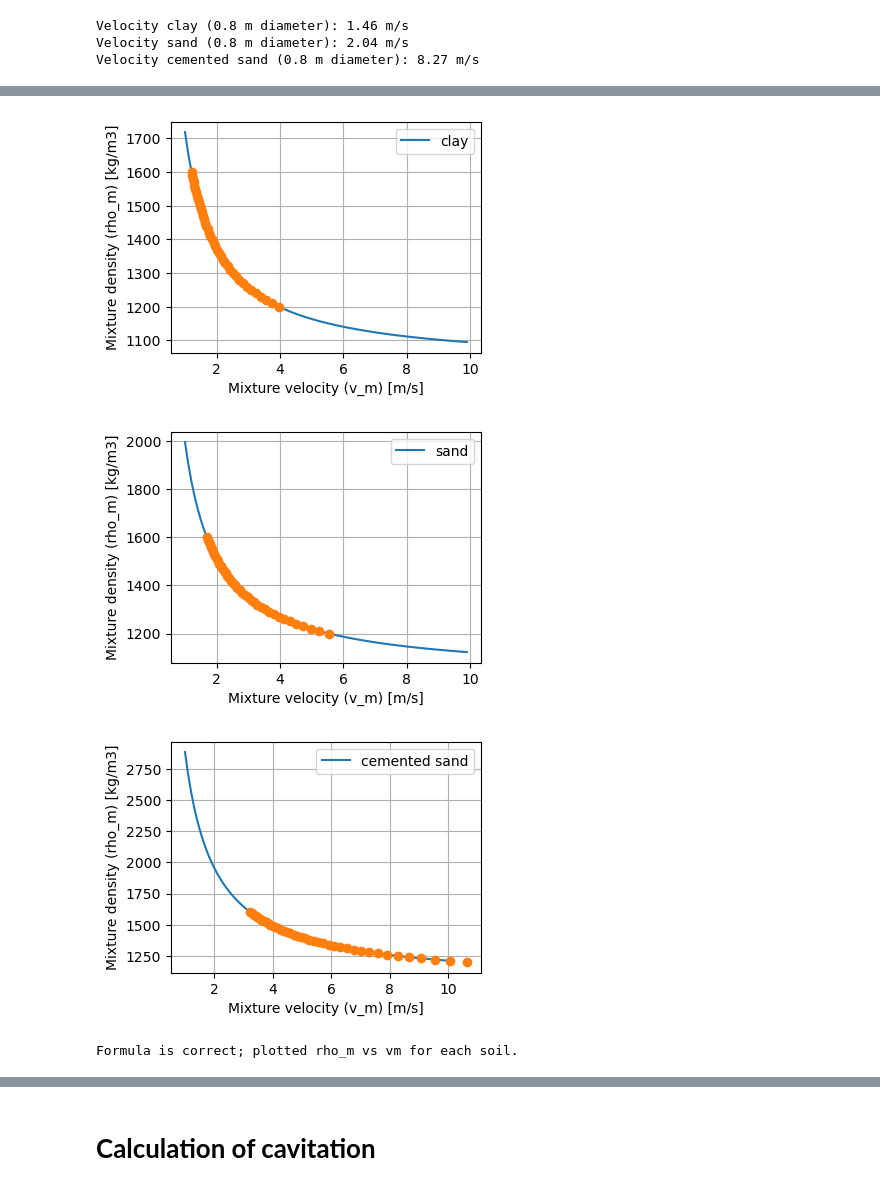
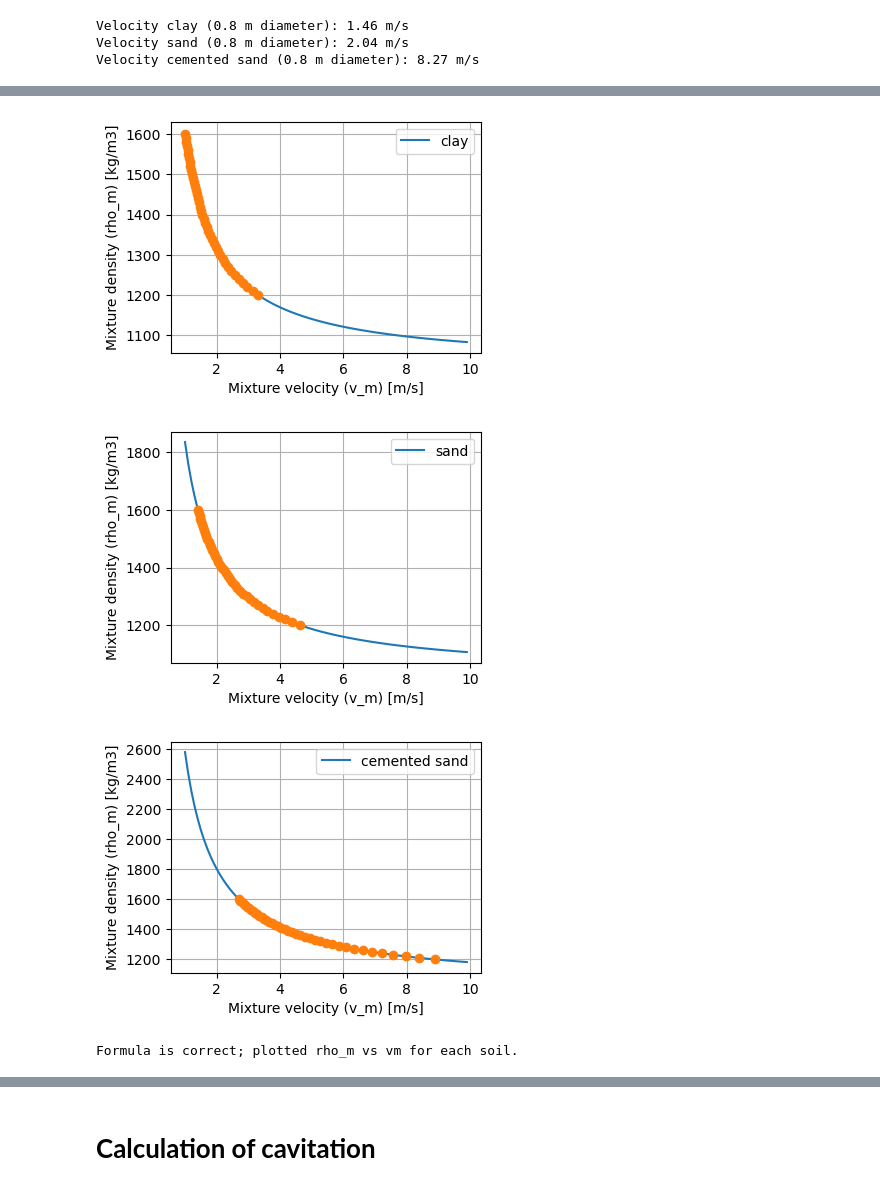
Before and after one commit to denisepierce01/Dredging, a Jupyter notebook: Capital_dredging_DP.ipynb, the cells around one changed output, grey strips where cells are left out. Drawn from its saved outputs; the diff is of its cells as text; code cells hidden in the pictures.

```diff
--- a/Capital_dredging_DP.ipynb
+++ b/Capital_dredging_DP.ipynb
@@ -71,7 +71,7 @@ Velocity sand (0.8 m diameter): 2.04 m/s
 Velocity cemented sand (0.8 m diameter): 8.27 m/s
 # %%
 # compute vm series per soil type
-D = 0.8
+D = 0.6
 rho_s_list = [rho_clay, rho_sand, rho_cemented]
 n0_list = [n_clay, n_sand, n_cemented]
 soil_names = ['clay', 'sand', 'cemented sand']
@@ -81,18 +81,20 @@ vm_avg_series = []
 vm_peak_series = []
 
 for rho_s_val, n0_val, rho_m in zip(rho_s_list, n0_list, rho_serie):
-    vm_avg_series.append([calc_vm(Qg=1.0, rho_s=rho_s_val, rho_w=rho_water, rho_m=rho_m, n0=n0_val, D=D)
+    vm_avg_series.append([calc_vm(Qg=0.47, rho_s=rho_s_val, rho_w=rho_water, rho_m=rho_m, n0=n0_val, D=D)
                           for rho_m in rho_serie])
-    vm_peak_series.append([calc_vm(Qg=1.25, rho_s=rho_s_val, rho_w=rho_water, rho_m=rho_m, n0=n0_val, D=D)
+    vm_peak_series.append([calc_vm(Qg=0.633, rho_s=rho_s_val, rho_w=rho_water, rho_m=rho_m, n0=n0_val, D=D)
                            for rho_m in rho_serie])
 
 for name, vm_avg_s, vm_peak_s in zip(soil_names, vm_avg_series, vm_peak_series):
-    plt.plot(rho_serie, vm_avg_s, label=f'{name} - Qg=1.0')
-    plt.plot(rho_serie, vm_peak_s, '--', label=f'{name} - Qg=1.25')
+    plt.plot(rho_serie, vm_avg_s, label=f'{name} - Qg=0.47')
+    plt.plot(rho_serie, vm_peak_s, '--', label=f'{name} - Qg=0.633')
 
 plt.xlabel('Mixture density (rho_m) [kg/m3]')
 plt.ylabel('Mixture velocity (v_m) [m/s]')
 plt.legend()
 plt.grid(True)
 plt.show()
+# a=0.633*0.75
+# print(a)
 # %% [output]
@@ -100,41 +102,41 @@ plt.show()
 # %%
-Pipe_D = 0.8
+Pipe_D = 0.6
 A = 0.25*np.pi*D**2
 
 def calc_rho_m(Q,A,n,ft,rho_s,rho_w,vm):
     C1 = Q/A * (1-n) / ft
     return (C1*rho_s - C1*rho_w + rho_w*vm)/vm
 
 vm_serie = np.arange(3,10,0.1)
 rho_m_per_soil = (rho_mixture, rho_mixture, rho_mixture_cemented)
 # plot results
 for name, rho_series in zip(soil_names, rho_m_per_soil):
     D = Pipe_D
     A = 0.25*np.pi*D**2
 
     vm_serie = np.arange(1,10,0.1)
 
     # compute rho_m over the vm range for each soil (use corresponding n0)
     rho_m_per_soil = []
     for rho_s, n0 in zip(rho_s_list, n0_list):
         rho_m_per_soil.append([
-            calc_rho_m(Q=1.0, A=A, n=n0, ft=1, rho_s=rho_s, rho_w=rho_water, vm=vm)
+            calc_rho_m(Q=0.47, A=A, n=n0, ft=1, rho_s=rho_s, rho_w=rho_water, vm=vm)
             for vm in vm_serie])
 
 for i, (name, rho_series) in enumerate(zip(soil_names, rho_m_per_soil)):
     plt.figure(figsize=(4,3))
     plt.plot(vm_serie, rho_series, label=name)
     plt.plot(vm_avg_series[i], rho_serie, 'o')  # mark the previous points for Qg=1
     plt.xlabel('Mixture velocity (v_m) [m/s]')
     plt.ylabel('Mixture density (rho_m) [kg/m3]')
     plt.legend()
     plt.grid(True)
     plt.show()
 print('Formula is correct; plotted rho_m vs vm for each soil.')
 # %% [output]
-[figure, old version]
+[figure, new version]
-[figure, old version]
+[figure, new version]
-[figure, old version]
+[figure, new version]
 Formula is correct; plotted rho_m vs vm for each soil.
 # %%
 L = 1000 #m from basin to LR area
```
Also changed, not shown: parts of 9 cells of this notebook, 1 other file.
